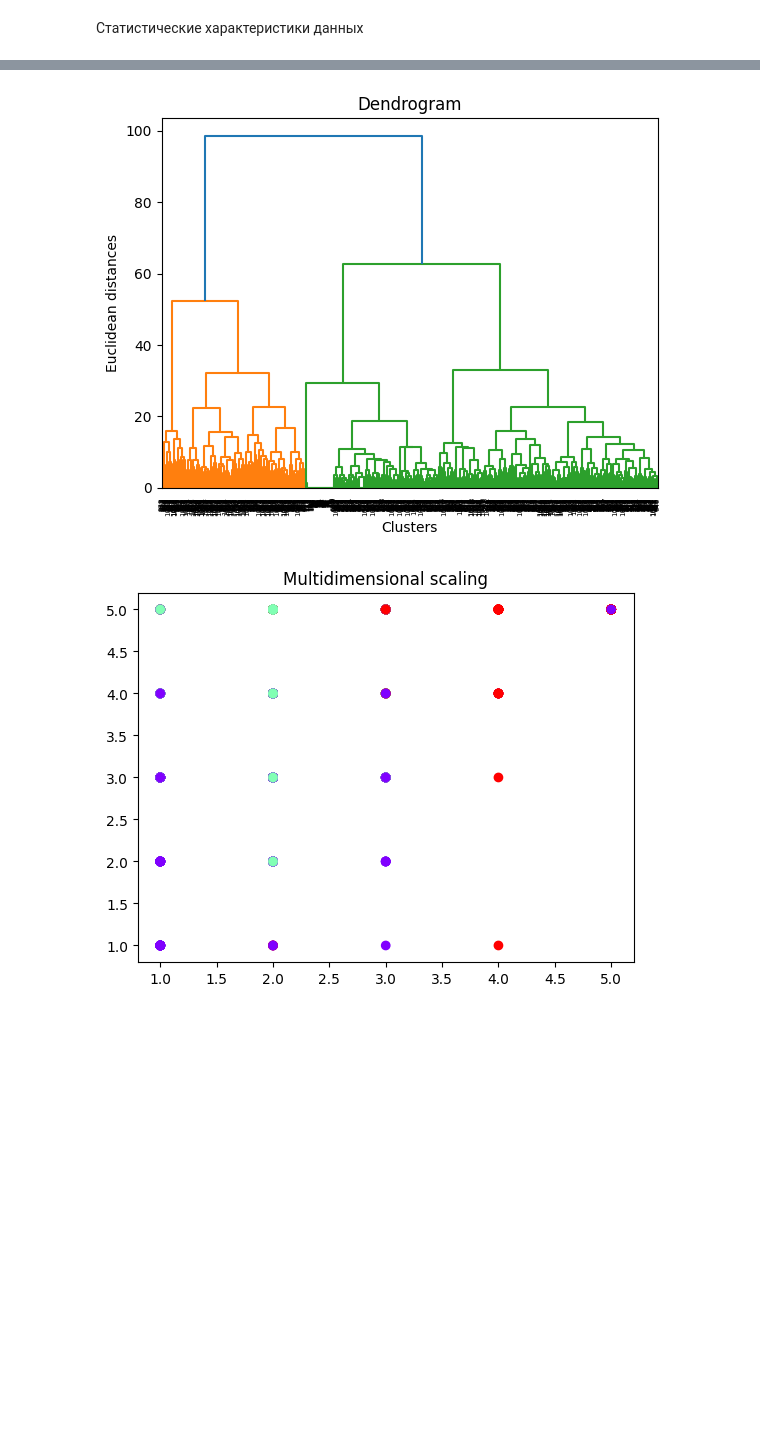
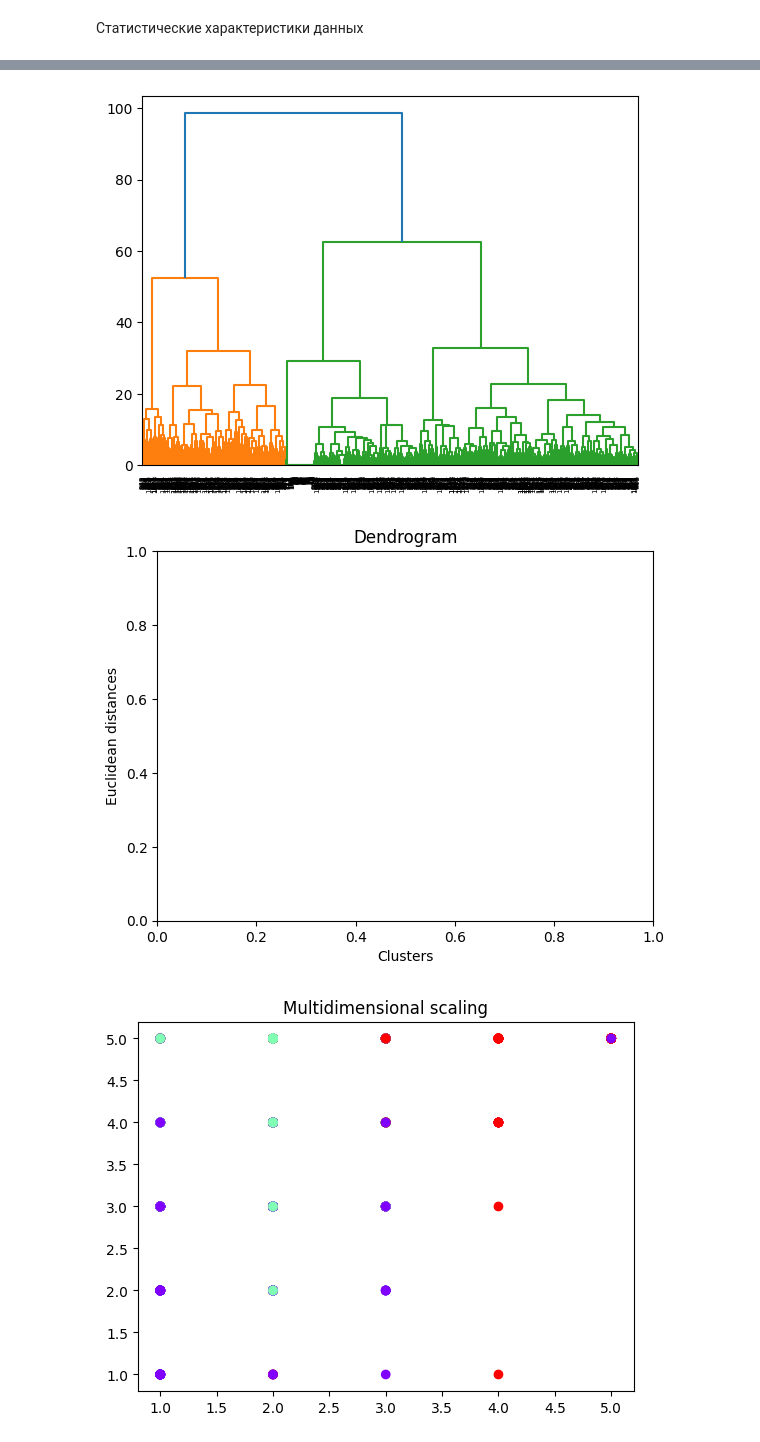
Before and after one commit to Cappuchinka/AI_Tasks, a Jupyter notebook: AI_1/AI_1.ipynb, the cells around one changed output, grey strips where cells are left out. Drawn from its saved outputs; the diff is of its cells as text; code cells hidden in the pictures; blank space fills up the shorter version.

```diff
--- a/AI_1/AI_1.ipynb
+++ b/AI_1/AI_1.ipynb
@@ -52,12 +52,14 @@ data.describe()
 X = data.iloc[:].values
 # %%
 dendrogram = sch.dendrogram(sch.linkage(X, method='ward'))
+plt.figure()
 plt.title('Dendrogram')
 plt.ylabel('Euclidean distances')
 plt.xlabel('Clusters')
 plt.show()
 # %% [output]
-[figure, old version]
+[figure, new version]
+[figure, added]
 # %%
 hc = AgglomerativeClustering(n_clusters = 3, metric = 'euclidean', linkage = 'ward')
 y_hc = hc.fit_predict(X)
```
Also changed, not shown: parts of 1 cell of this notebook, 10 other files.
